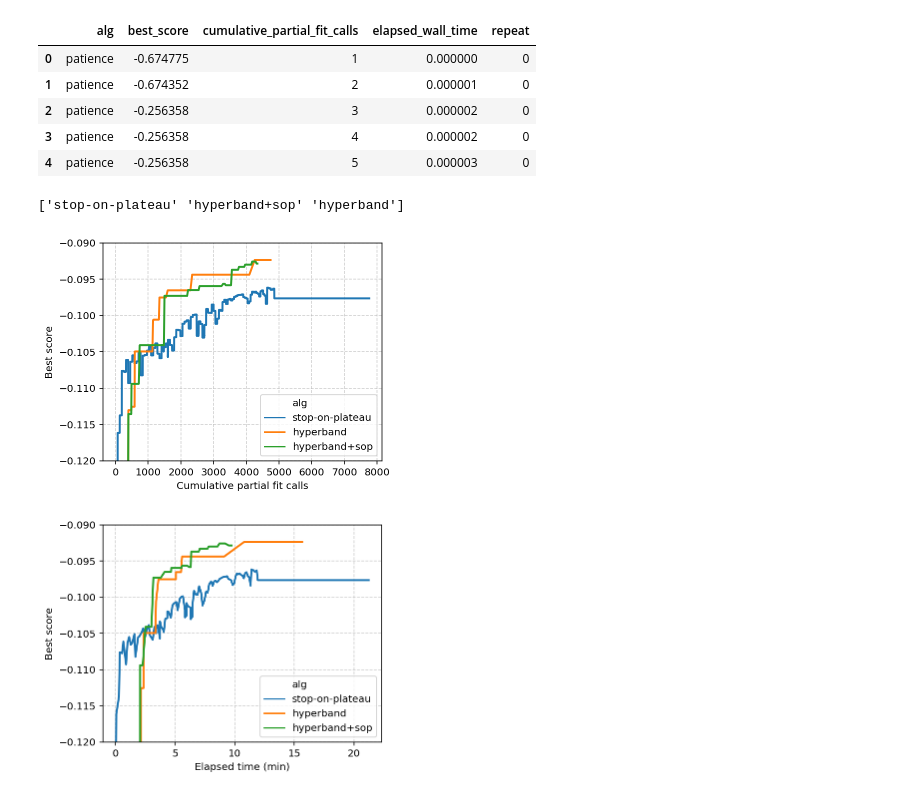
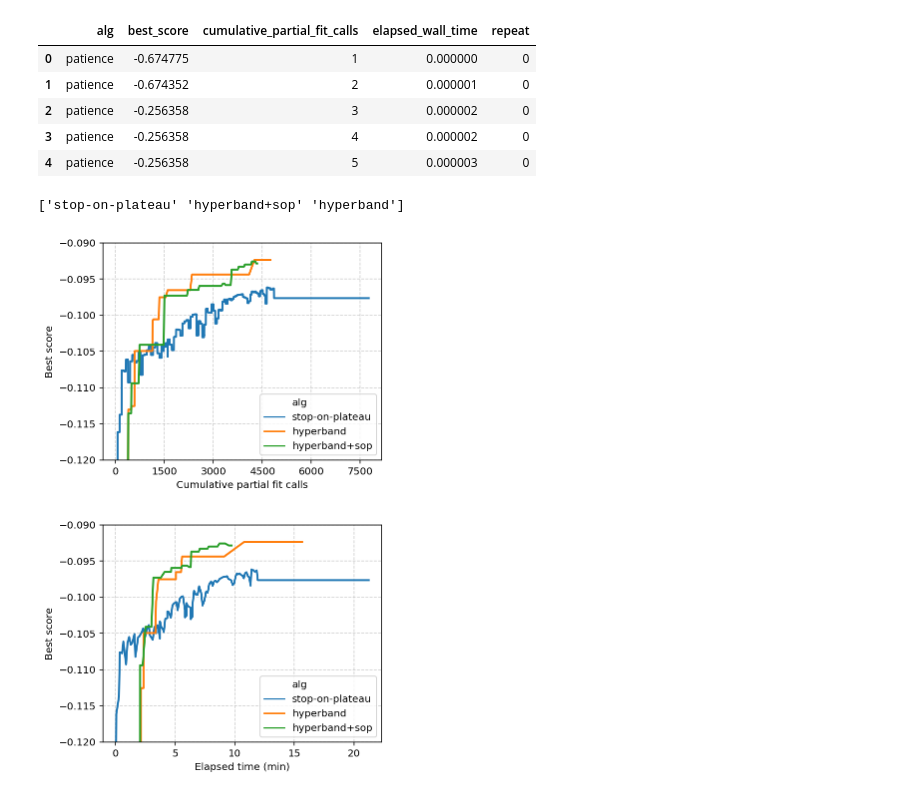
Before and after one commit to stsievert/dask-hyperband-comparison, a Jupyter notebook: Visualize.ipynb, the cells around one changed output. Drawn from its saved outputs; the diff is of its cells as text; code cells hidden in the pictures.

```diff
--- a/Visualize.ipynb
+++ b/Visualize.ipynb
@@ -138,34 +138,35 @@ import matplotlib.pyplot as plt
 
 show = df.copy()
 idx = show.alg == "patience"
 show.loc[idx, "alg"] = "stop-on-plateau"
 idx = show.alg == "hyperband-w-patience"
 show.loc[idx, "alg"] = "hyperband+sop"
 print(show.alg.unique())
 
 # algs = ["passive", "stop-on-plateau", "hyperband", "hyperband+sop"]
 algs = ["stop-on-plateau", "hyperband", "hyperband+sop"]
 
 # show["Passes through data"] = df["cumulative_partial_fit_calls"] / 3
 fig, ax = plt.subplots(figsize=(5, 4))
 ax = sns.lineplot(
     data=show,
     x="cumulative_partial_fit_calls",
     y="best_score",
     hue="alg",
     hue_order=algs,
 #     palette="magma_r",
     linewidth=2,
     ax=ax,
 )
 ax.set_ylim(-0.12, -0.09)
 ax.grid(linestyle="--", alpha=0.6)
 ax.set_ylabel("Best score")
 ax.set_xlabel("Cumulative partial fit calls")
+ax.xaxis.set_major_locator(plt.MaxNLocator(8))
 plt.savefig(f"{today}-cum-calls.svg", bbox_inches="tight")
 # %% [output]
 ['stop-on-plateau' 'hyperband+sop' 'hyperband']
-[figure, old version]
+[figure, new version]
 # %%
 # s = df[df.alg == "hyperband-w-patience"]
 # %%
```
Also changed, not shown: parts of 1 cell of this notebook, 1 other file.
